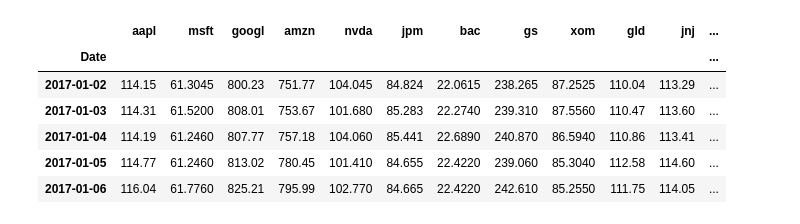
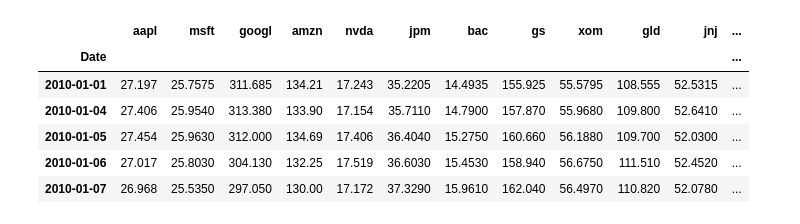
Before and after one commit to MariaNowacka/ml_project, a Jupyter notebook: ML_methods.ipynb, the cells around one changed output. Cells and saved outputs as stored; diff of their text form; code cells hidden in the pictures.

```diff
--- a/ML_methods.ipynb
+++ b/ML_methods.ipynb
@@ -30,17 +31,17 @@ df = combined_df.copy()
 df["spy"] = sp500_df["Close"]
 # %%
 df = df.sort_index()
-start_date = '2017-01-01'
+start_date = '2010-01-01'
 df = df.loc[start_date:]
 df.head()
 # %% [output]
 |  | aapl | msft | googl | amzn | nvda | jpm | bac | gs | xom | gld | jnj | ... |
 | Date |  |  |  |  |  |  |  |  |  |  |  | ... |
-| 2017-01-02 | 114.15 | 61.3045 | 800.23 | 751.77 | 104.045 | 84.824 | 22.0615 | 238.265 | 87.2525 | 110.04 | 113.29 | ... |
-| 2017-01-03 | 114.31 | 61.5200 | 808.01 | 753.67 | 101.680 | 85.283 | 22.2740 | 239.310 | 87.5560 | 110.47 | 113.60 | ... |
-| 2017-01-04 | 114.19 | 61.2460 | 807.77 | 757.18 | 104.060 | 85.441 | 22.6890 | 240.870 | 86.5940 | 110.86 | 113.41 | ... |
-| 2017-01-05 | 114.77 | 61.2460 | 813.02 | 780.45 | 101.410 | 84.655 | 22.4220 | 239.060 | 85.3040 | 112.58 | 114.60 | ... |
-| 2017-01-06 | 116.04 | 61.7760 | 825.21 | 795.99 | 102.770 | 84.665 | 22.4220 | 242.610 | 85.2550 | 111.75 | 114.05 | ... |
+| 2010-01-01 | 27.197 | 25.7575 | 311.685 | 134.21 | 17.243 | 35.2205 | 14.4935 | 155.925 | 55.5795 | 108.555 | 52.5315 | ... |
+| 2010-01-04 | 27.406 | 25.9540 | 313.380 | 133.90 | 17.154 | 35.7110 | 14.7900 | 157.870 | 55.9680 | 109.800 | 52.6410 | ... |
+| 2010-01-05 | 27.454 | 25.9630 | 312.000 | 134.69 | 17.406 | 36.4040 | 15.2750 | 160.660 | 56.1880 | 109.700 | 52.0300 | ... |
+| 2010-01-06 | 27.017 | 25.8030 | 304.130 | 132.25 | 17.519 | 36.6030 | 15.4530 | 158.940 | 56.6750 | 111.510 | 52.4520 | ... |
+| 2010-01-07 | 26.968 | 25.5350 | 297.050 | 130.00 | 17.172 | 37.3290 | 15.9610 | 162.040 | 56.4970 | 110.820 | 52.0780 | ... |
 # %%
 returns_df = df[core_stocks].pct_change()
 returns_df['spy'] = df['spy'].pct_change().shift(-1)
```
Also changed, not shown: parts of 16 cells of this notebook.
